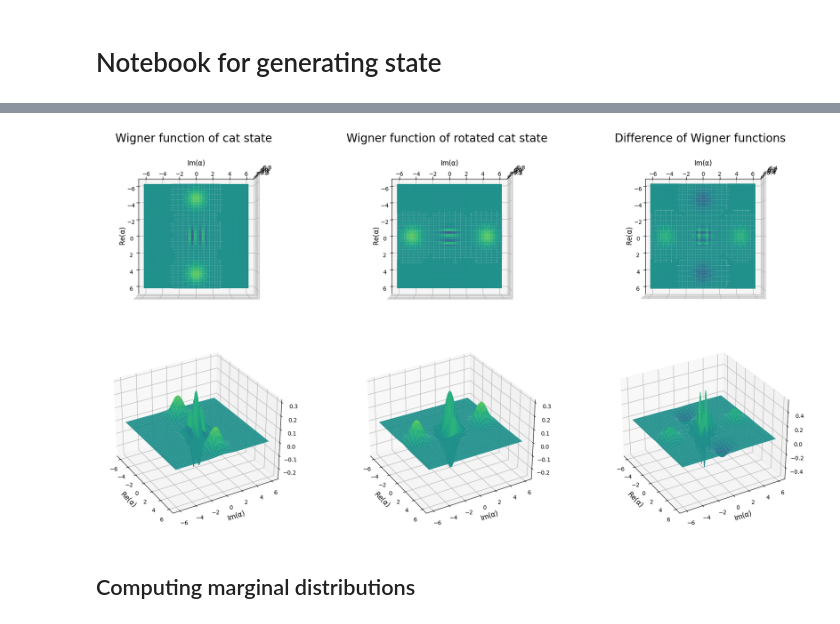
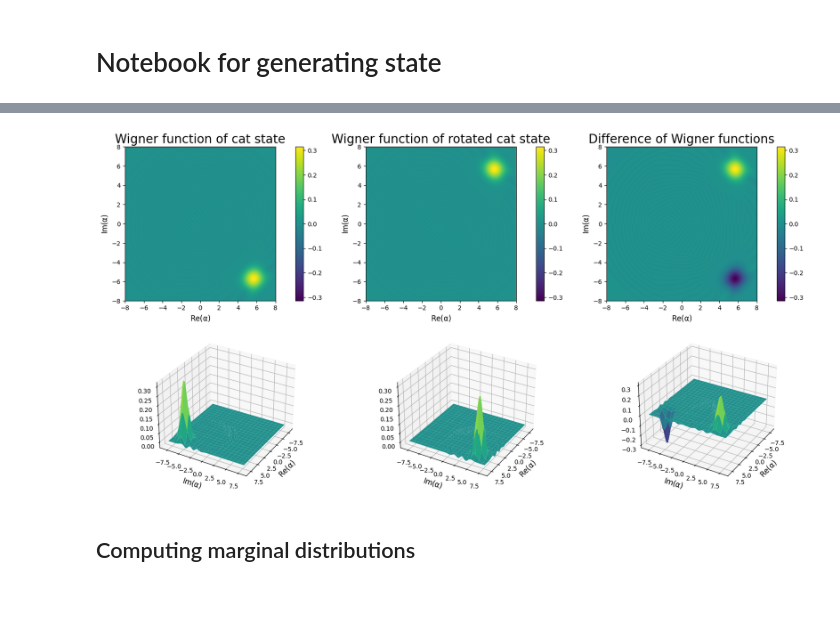
Before and after one commit to BastianValhoj/sciqisHomodyneTomography, a Jupyter notebook: HomoTomo/generateState.ipynb, the cells around one changed output, grey strips where cells are left out. Drawn from its saved outputs; the diff is of its cells as text; code cells hidden in the pictures; blank space fills up the shorter version.

```diff
--- a/HomoTomo/generateState.ipynb
+++ b/HomoTomo/generateState.ipynb
@@ -94,46 +134,63 @@ def wigner_grid(rho : qt.Qobj | NDArray[np.float64], xmax : float | int=5., pmax
 # %%
 # plotting to ensure correct wigner function (takes ~40s to plot)
-N = 200
-alpha = 3 + 0.j # displacement
-parity = "even" # parity for cat state
-state_type = "cat" # state
-test = generate_cv_state(state_type, 50, alpha=alpha, parity=parity)
-test_rot = rotate_state(test, np.pi/2)
-x = np.linspace(-6, 6, N)
-p = np.linspace(-6, 6, N)
+N = 100
+alpha = -6 + 6.j # displacement
+parity = "odd" # parity for cat state
+state_type = "coherent" # state
+state = generate_cv_state(state_type, 50, alpha=alpha, parity=parity)
+state_rotate = rotate_state(state, np.pi/2)
+x = np.linspace(-8, 8, N)
+p = np.linspace(-8, 8, N)
 
-fig, ax = plt.subplots(2, 3, figsize=(20, 10),
-                       subplot_kw={"projection": "3d"}
-                       )
-qt.plot_wigner(test, x, p,
-               cmap="viridis", fig=fig, ax=ax[0, 0], colorbar=False, projection="3d", method="laguerre")
-qt.plot_wigner(test_rot, x, p,
-               cmap="viridis", fig=fig, ax=ax[0, 1], colorbar=False, projection="3d", method="laguerre")
-qt.plot_wigner(test_rot - test.proj(), x, p,
-               cmap="viridis", fig=fig, ax=ax[0, 2], colorbar=False, projection="3d", method="laguerre")
-qt.plot_wigner(test, x, p,
-               cmap="viridis", fig=fig, ax=ax[1, 0], colorbar=False, projection="3d", method="laguerre")
-qt.plot_wigner(test_rot, x, p,
-               cmap="viridis", fig=fig, ax=ax[1, 1], colorbar=False, projection="3d", method="laguerre")
-qt.plot_wigner(test_rot - test.proj(), x, p,
-               cmap="viridis", fig=fig, ax=ax[1, 2], colorbar=False, projection="3d", method="laguerre")
+fig = plt.figure(figsize=(20,10))
+
+axes = []
+# first row of (2D) subplots
+ax = fig.add_subplot(2, 3, 1)
+axes.append(ax)
+qt.plot_wigner(state, x, p,
+               cmap="viridis", fig=fig, ax=ax, colorbar=True, projection="2d", method="laguerre")
+
+ax = fig.add_subplot(2, 3, 2)
+axes.append(ax)
+qt.plot_wigner(state_rotate, x, p,
+               cmap="viridis", fig=fig, ax=ax, colorbar=True, projection="2d", method="laguerre")
+
+ax = fig.add_subplot(2, 3, 3)
+axes.append(ax)
+qt.plot_wigner(state_rotate - state.proj(), x, p,
+               cmap="viridis", fig=fig, ax=ax, colorbar=True, projection="2d", method="laguerre")
+
+# second row of (3D) subplots
+ax = fig.add_subplot(2, 3, 4, projection="3d")
+axes.append(ax)
+qt.plot_wigner(state, x, p,
+               cmap="viridis", fig=fig, ax=ax, colorbar=False, projection="3d", method="laguerre")
+
+ax = fig.add_subplot(2, 3, 5, projection="3d")
+axes.append(ax)
+qt.plot_wigner(state_rotate, x, p,
+               cmap="viridis", fig=fig, ax=ax, colorbar=False, projection="3d", method="laguerre")
+
+ax = fig.add_subplot(2, 3, 6, projection="3d")
+axes.append(ax)
+qt.plot_wigner(state_rotate - state.proj(), x, p,
+               cmap="viridis", fig=fig, ax=ax, colorbar=False, projection="3d", method="laguerre")
 
 
-ax[0, 0].set_title("Wigner function of cat state", fontsize=20)
-ax[0, 1].set_title("Wigner function of rotated cat state", fontsize=20)
-ax[0, 2].set_title("Difference of Wigner functions", fontsize=20)
+axes[0].set_title("Wigner function of cat state", fontsize=20)
+axes[1].set_title("Wigner function of rotated cat state", fontsize=20)
+axes[2].set_title("Difference of Wigner functions", fontsize=20)
 
 # add a single colorbar between the first and second row of 3D plots
 # fig.colorbar(ax[0, :].collections[0], ax=ax[0, 0], orientation='vertical')
-for a in ax[0, :]:
-   a.view_init(elev=90, azim=0)
+for a in axes[3:]:
+    a.view_init(elev=30, azim=30)
 
-for a in ax[1, :]:
-   a.view_init(elev=30, azim=-30)
 
-fig.tight_layout()
+# fig.tight_layout()
 # %% [output]
-[figure, old version]
+[figure, new version]
 # %% [markdown]
 ## Computing marginal distributions
 # %%
```
Also changed, not shown: parts of 15 cells of this notebook.
